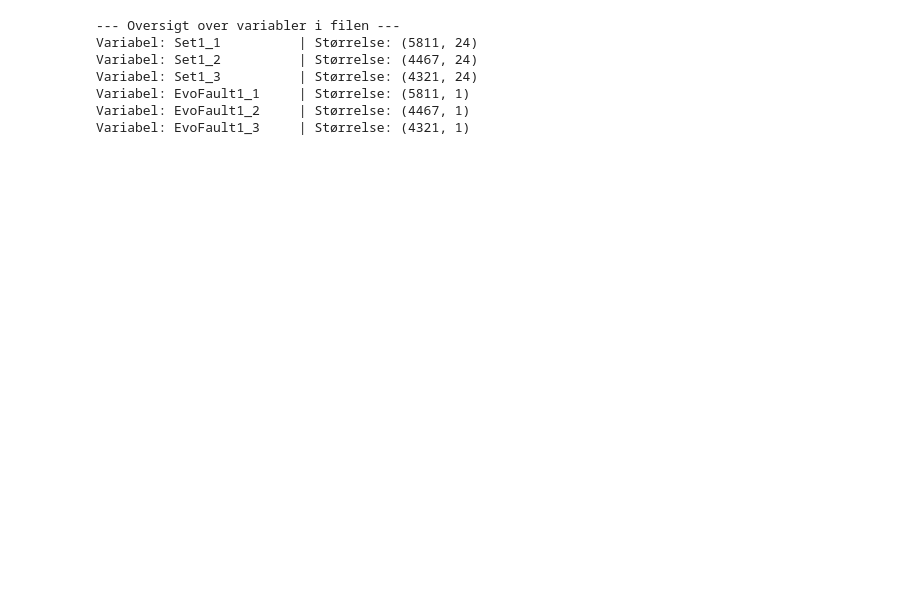
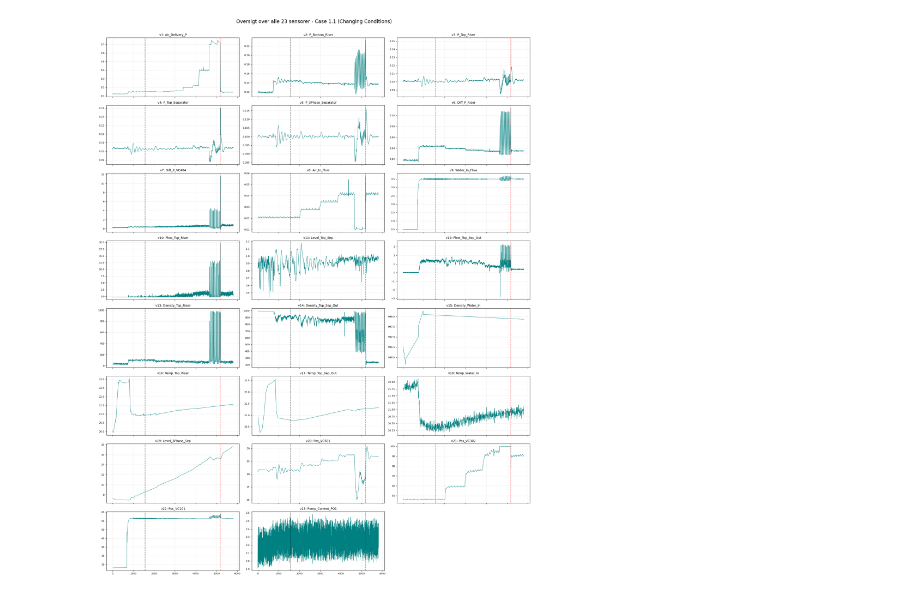
Before and after one commit to PeterAndersen-sdu/Fault-detection-project, a Jupyter notebook: project.ipynb, the cells around one changed output. Saved outputs shown, nothing was run; the diff lists cells and outputs as text; code cells hidden in the pictures; blank space fills up the shorter version.

```diff
--- a/project.ipynb
+++ b/project.ipynb
@@ -90,20 +136,31 @@ Der er 24 variabler og 5811 rækker i det normale dataset, og samme antal observ
 # %%
-import scipy.io
+import matplotlib.pyplot as plt
 
-# Indlæs filen igen for en sikkerheds skyld
-mat_data = scipy.io.loadmat(r'C:\Users\Dyhrh\OneDrive\Skrivebord\Fault detection\CVACaseStudy\FaultyCase1.mat')
+# Vi henter de 23 kolonnenavne vi definerede tidligere
+sensors_to_plot = column_names[:23]
 
-print("--- Oversigt over variabler i filen ---")
-for key in mat_data.keys():
-    # Vi springer de indbyggede metadata over (__header__ osv.)
-    if not key.startswith('__'):
-        shape = mat_data[key].shape
-        print(f"Variabel: {key:15} | Størrelse: {shape}")
+# Vi opretter et grid (f.eks. 8 rækker og 3 kolonner for at få plads til alle 23)
+fig, axes = plt.subplots(nrows=8, ncols=3, figsize=(20, 25), sharex=True)
+axes = axes.flatten() # Gør grid'et fladt så vi kan køre en simpel løkke
+
+for i, sensor in enumerate(sensors_to_plot):
+    axes[i].plot(df1_1_sensors[sensor], color='teal', linewidth=0.8)
+
+    # Markér fejlens start og slut (Case 1.1: 1566s til 5181s) [cite: 340]
+    axes[i].axvline(x=1566, color='black', linestyle='--', alpha=0.5)
+    axes[i].axvline(x=5181, color='red', linestyle='--', alpha=0.5)
+
+    axes[i].set_title(f"v{i+1}: {sensor}", fontsize=10)
+    axes[i].grid(True, alpha=0.2)
+    axes[i].tick_params(labelsize=8)
+
+# Skjul de overskydende subplots (da 8x3 = 24, men vi kun har 23 sensorer)
+if len(sensors_to_plot) < len(axes):
+    for j in range(len(sensors_to_plot), len(axes)):
+        fig.delaxes(axes[j])
+
+plt.tight_layout()
+plt.suptitle("Oversigt over alle 23 sensorer - Case 1.1 (Changing Conditions)", y=1.02, fontsize=16)
+plt.show()
 # %% [output]
---- Oversigt over variabler i filen ---
-Variabel: Set1_1          | Størrelse: (5811, 24)
-Variabel: Set1_2          | Størrelse: (4467, 24)
-Variabel: Set1_3          | Størrelse: (4321, 24)
-Variabel: EvoFault1_1     | Størrelse: (5811, 1)
-Variabel: EvoFault1_2     | Størrelse: (4467, 1)
-Variabel: EvoFault1_3     | Størrelse: (4321, 1)
+[figure, added]
```
Also changed, not shown: parts of 21 cells of this notebook.
